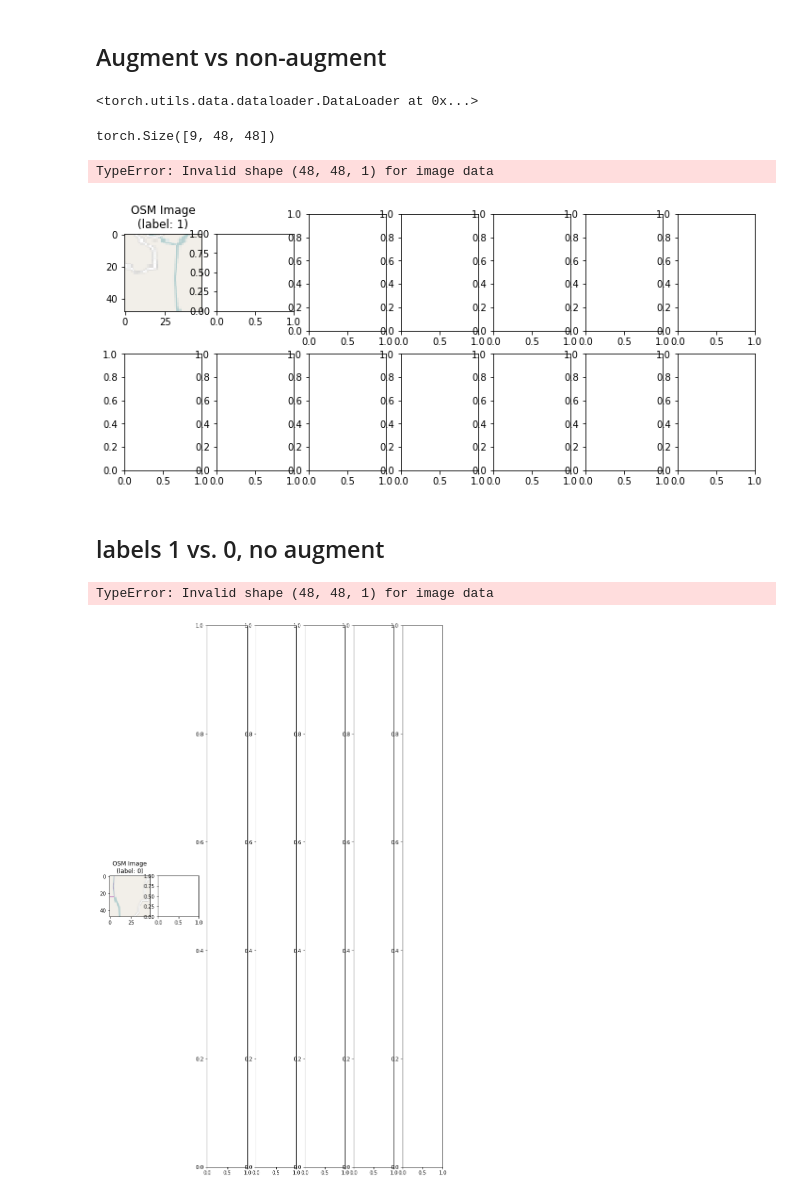
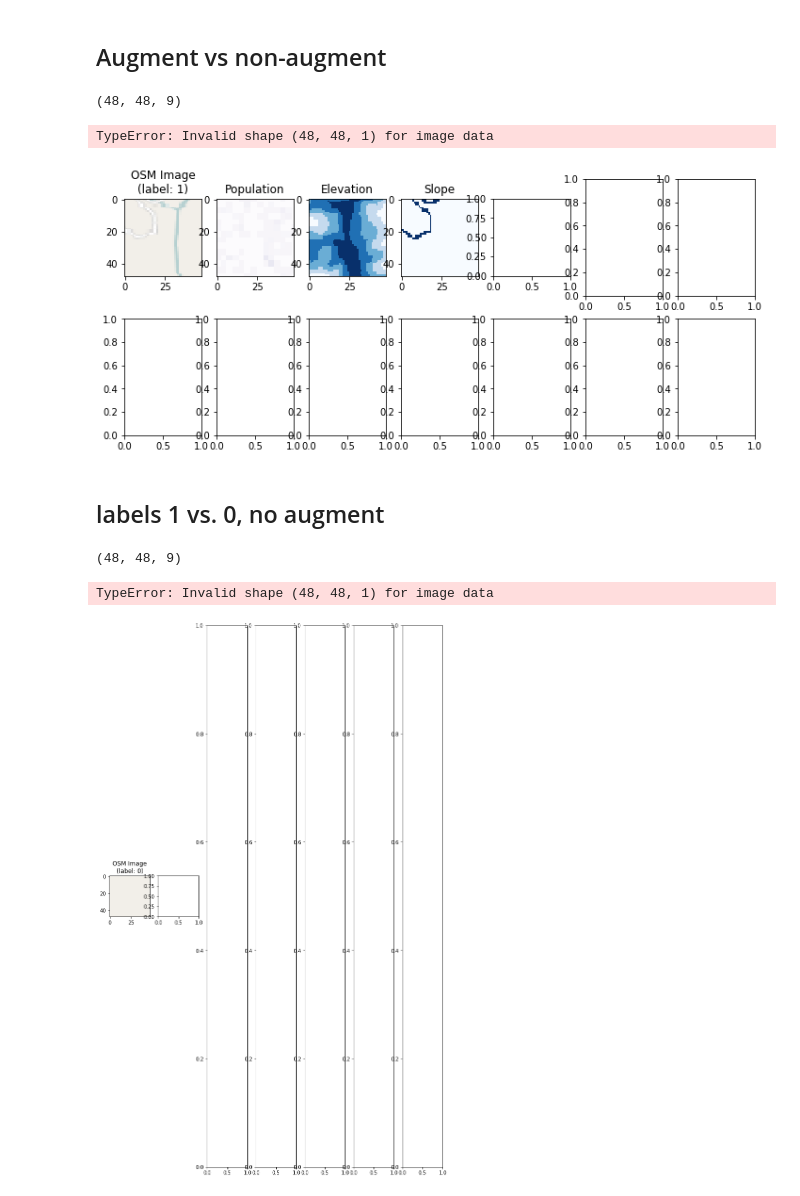
Before and after one commit to narthnil/b2p-siteident, a Jupyter notebook: notebooks/training_data_for_rachel.ipynb, the cells around one changed output. Saved outputs shown, nothing was run; the diff lists cells and outputs as text; code cells hidden in the pictures.

```diff
--- a/notebooks/training_data_for_rachel.ipynb
+++ b/notebooks/training_data_for_rachel.ipynb
@@ -127,7 +128,3 @@ dataloader_train.dataset.data_order
 # Visualizations
 # %% [markdown]
 ## Augment vs non-augment
-# %%
-dataloader_train
-# %% [output]
-<torch.utils.data.dataloader.DataLoader at 0x...>
@@ -136,11 +131,8 @@ img, lab = dataloader_train.dataset[10]
-# %%
-img.shape
-# %% [output]
-torch.Size([9, 48, 48])
 # %%
 img, lab = dataloader_train.dataset[10]
 img = dataloader_train.dataset.convert_tensor_2_numpy(img)
 
+print(img.shape)
 img_aug = copy.deepcopy(img)
 img_aug = dataloader_train.dataset.augment(img_aug, rotate=False)
 
@@ -148,49 +140,54 @@ fig, axes = plt.subplots(2, 7, figsize=(12, 5))
 axes[0, 0].imshow(img[:, :, 1:4].astype(int))
 axes[0, 0].set_title("OSM Image\n(label: {})".format(lab))
 axes[0, 1].imshow(
-    img[:, :, 0:1].astype(int), vmin=0, vmax=100, cmap="Purples")
+    #img[:, :, 0:1].astype(int), vmin=0, vmax=100, cmap="Purples")
+    img[:, :, 0].astype(int), vmin=0, vmax=100, cmap="Purples")
+
 axes[0, 1].set_title("Population")
 axes[0, 2].imshow(
-    img[:, :, 4:5].astype(int), cmap="Blues")
+    #img[:, :, 4:5].astype(int), cmap="Blues")
+     img[:, :, 4].astype(int), cmap="Blues")
 axes[0, 2].set_title("Elevation")
 axes[0, 3].imshow(
-    img[:, :, 5:6].astype(int), cmap="Blues")
+    #img[:, :, 5:6].astype(int), cmap="Blues")
+    img[:, :, 6].astype(int), cmap="Blues")
 axes[0, 3].set_title("Slope")
 axes[0, 4].imshow(
     img[:, :, 6:7].astype(int), cmap="Oranges")
 axes[0, 4].set_title("Roads")
 axes[0, 5].imshow(
     img[:, :, 7:8].astype(int), cmap="Blues")
 axes[0, 5].set_title("Waterways")
 axes[0, 6].imshow(
     img[:, :, 8:9].astype(int), cmap="Greys")
 axes[0, 6].set_title("Admin bounds")
 
 axes[1, 0].imshow(img_aug[:, :, 1:4].astype(int))
 axes[1, 0].set_title("OSM Image\n(label: {})".format(lab))
 axes[1, 1].imshow(
     img_aug[:, :, 0:1].astype(int), vmin=0, vmax=100, cmap="Purples")
 axes[1, 1].set_title("Population")
 axes[1, 2].imshow(img_aug[:, :, 4:5].astype(int), cmap="Blues")
 axes[1, 2].set_title("Elevation")
 axes[1, 3].imshow(img_aug[:, :, 5:6].astype(int), cmap="Blues")
 axes[1, 3].set_title("Slope")
 axes[1, 4].imshow(img_aug[:, :, 6:7].astype(int), cmap="Oranges")
 axes[1, 4].set_title("Roads")
 axes[1, 5].imshow(img_aug[:, :, 7:8].astype(int), cmap="Blues")
 axes[1, 5].set_title("Waterways")
 axes[1, 6].imshow(img_aug[:, :, 8:9].astype(int), cmap="Greys")
 axes[1, 6].set_title("Admin bounds")
 # %% [output]
-TypeError: Invalid shape (48, 48, 1) for image data
+(48, 48, 9)
+TypeError: Invalid shape (48, 48, 1) for image data
-[figure, old version]
+[figure, new version]
 # %% [markdown]
 ## labels 1 vs. 0, no augment
 # %%
 # label = 1 => bridge site, label = 0 => no bridge site
 imgs, labs = next(iter(dataloader_train))
 indeces = np.random.choice(len(imgs), 10, replace=False)
-
+print(img.shape)
 for j in range(5):
     i = indeces[j]
     img, lab = imgs[i], labs[i].numpy()
@@ -218,5 +215,6 @@ for j in range(5):
         img[:, :, 8:9].astype(int), cmap="Greys")
     axes[6].set_title("Admin bounds")
 # %% [output]
-TypeError: Invalid shape (48, 48, 1) for image data
+(48, 48, 9)
+TypeError: Invalid shape (48, 48, 1) for image data
-[figure, old version]
+[figure, new version]
```
Also changed, not shown: parts of 2 cells of this notebook, 1 other file.
